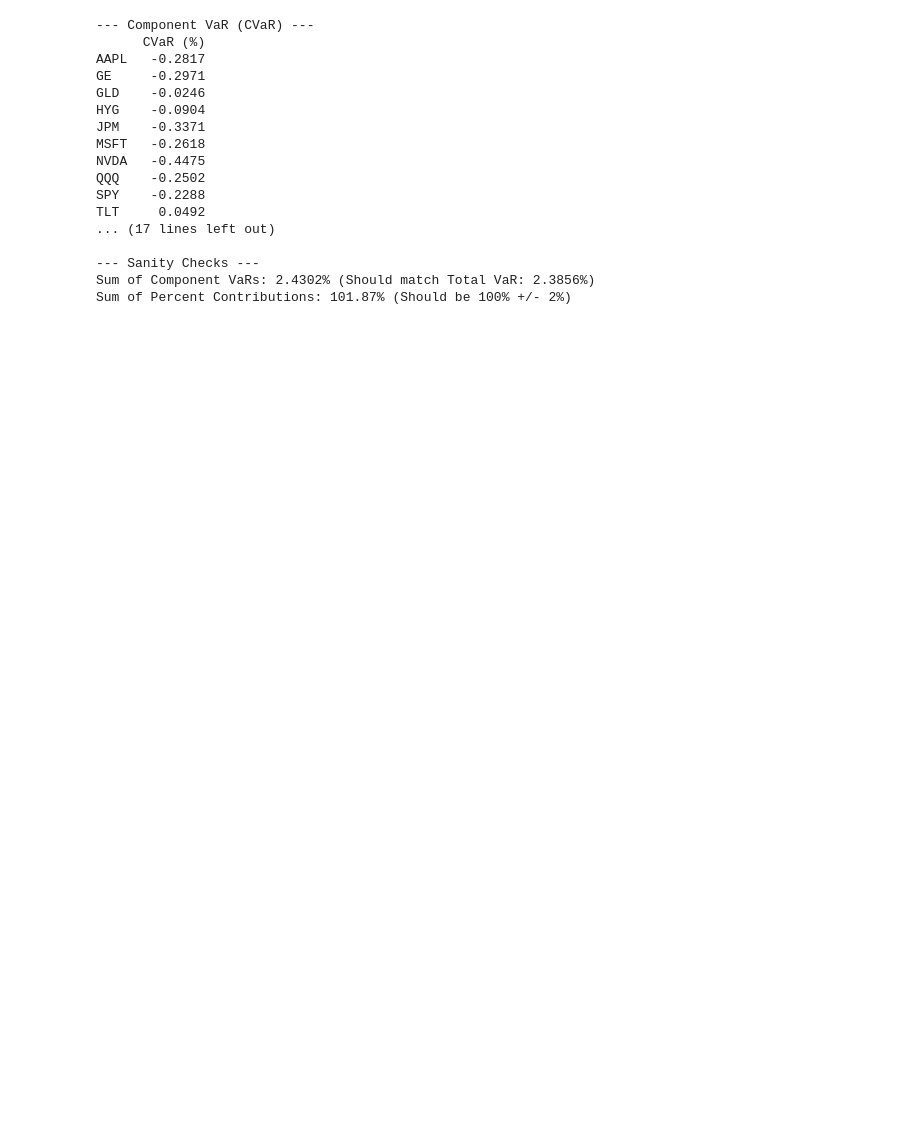
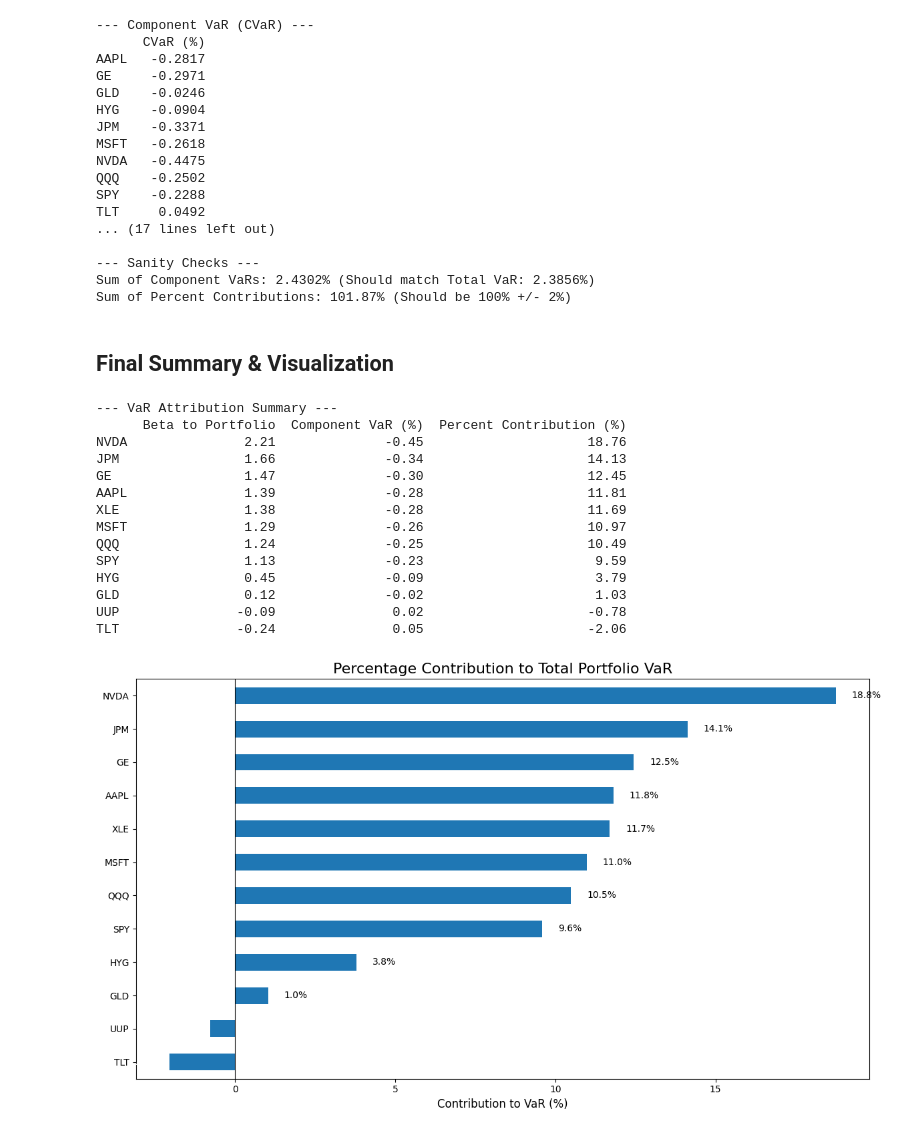
Before and after one commit to siddhantgopi/Project-Janus-Adaptive-Tail-Risk-and-Regime-Aware-VaR-Modeling, a Jupyter notebook: notebooks/07_risk_attribution.ipynb, the cells around one changed output. Cells and saved outputs as stored; diff of their text form; code cells hidden in the pictures; blank space fills up the shorter version.

```diff
--- a/notebooks/07_risk_attribution.ipynb
+++ b/notebooks/07_risk_attribution.ipynb
@@ -128,3 +148,54 @@ TLT     0.0492
 --- Sanity Checks ---
 Sum of Component VaRs: 2.4302% (Should match Total VaR: 2.3856%)
 Sum of Percent Contributions: 101.87% (Should be 100% +/- 2%)
+# %% [markdown]
+## Final Summary & Visualization
+# %%
+import matplotlib.pyplot as plt
+
+attribution_summary = pd.DataFrame({
+    'Beta to Portfolio': beta_to_portfolio,
+    # Convert Component VaR back to a negative percentage for standard interpretation
+    'Component VaR (%)': component_var * 100,
+    'Percent Contribution (%)': percent_contribution
+}, index=asset_returns.columns)
+
+print("\n--- VaR Attribution Summary ---")
+# Sort by contribution for clarity in the table
+print(attribution_summary.sort_values(by='Percent Contribution (%)', ascending=False).round(2))
+
+# --- 2. Visualize the Percentage Contribution ---
+fig, ax = plt.subplots(figsize=(12, 7))
+# Sort values for a cleaner chart (highest contributor at the top)
+attribution_summary['Percent Contribution (%)'].sort_values().plot(kind='barh', ax=ax)
+
+ax.set_title('Percentage Contribution to Total Portfolio VaR', fontsize=16)
+ax.set_xlabel('Contribution to VaR (%)', fontsize=12)
+ax.axvline(0, color='black', linewidth=0.8)
+
+# Add data labels to the bars for exact percentages
+for index, value in enumerate(attribution_summary['Percent Contribution (%)'].sort_values()):
+    # Adjust text position based on positive or negative value
+    if value >= 0:
+        ax.text(value + 0.5, index, f'{value:.1f}%', va='center', ha='left')
+    else:
+        ax.text(value - 0.5, index, f'{value:.1f}%', va='center', ha='right', color='white')
+
+plt.tight_layout()
+plt.show()
+# %% [output]
+--- VaR Attribution Summary ---
+      Beta to Portfolio  Component VaR (%)  Percent Contribution (%)
+NVDA               2.21              -0.45                     18.76
+JPM                1.66              -0.34                     14.13
+GE                 1.47              -0.30                     12.45
+AAPL               1.39              -0.28                     11.81
+XLE                1.38              -0.28                     11.69
+MSFT               1.29              -0.26                     10.97
+QQQ                1.24              -0.25                     10.49
+SPY                1.13              -0.23                      9.59
+HYG                0.45              -0.09                      3.79
+GLD                0.12              -0.02                      1.03
+UUP               -0.09               0.02                     -0.78
+TLT               -0.24               0.05                     -2.06
+[figure, added]
```
Also changed, not shown: parts of 10 cells of this notebook.
